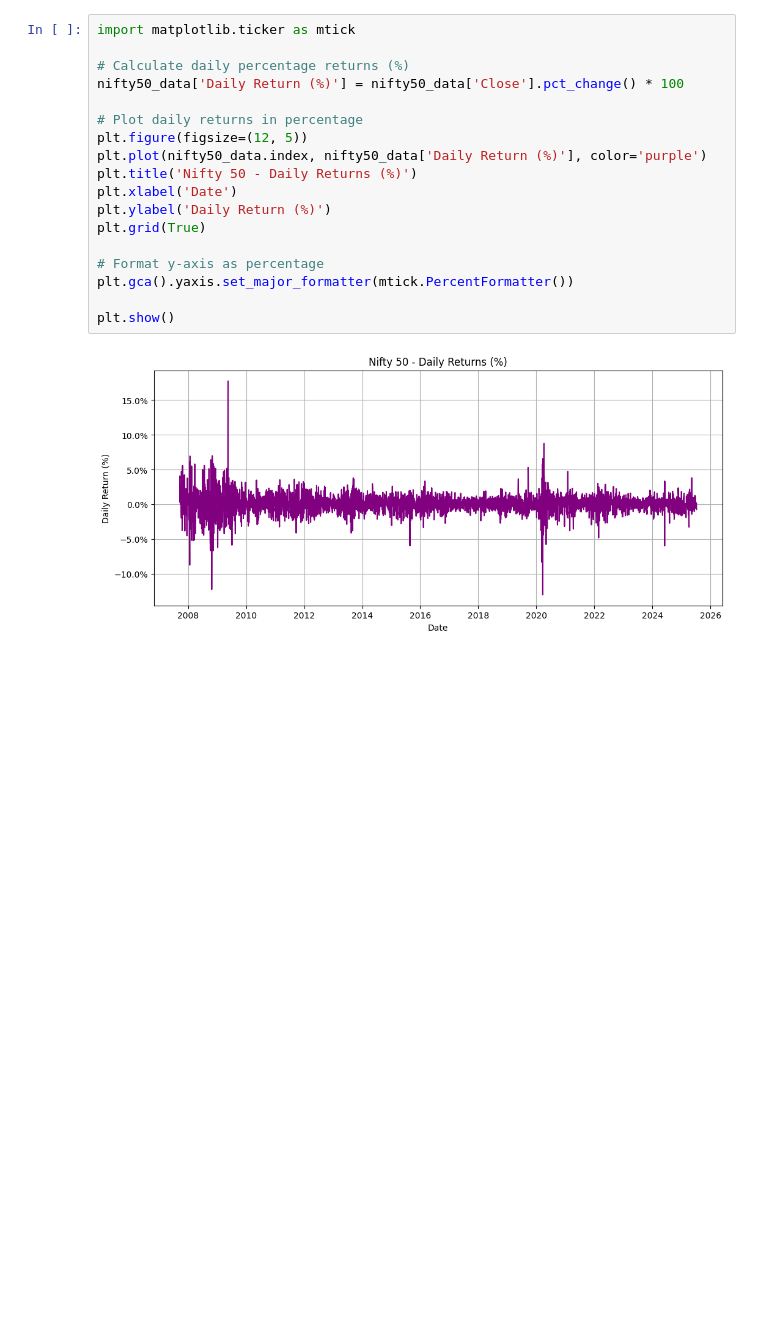
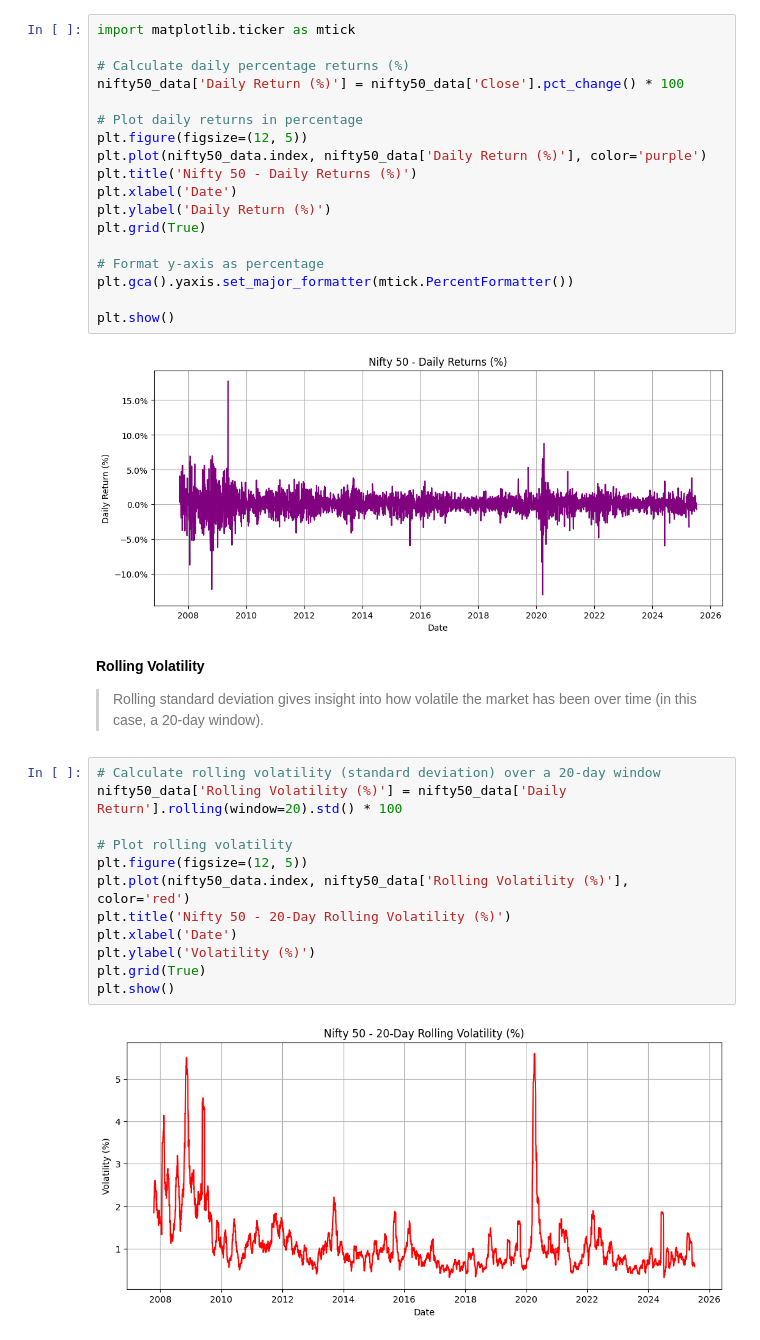
Before and after one commit to prahlad-pallav/Stock_Market_Analysis, a Jupyter notebook: Index_Analysis.ipynb, the cells around one changed output. Drawn from its saved outputs; the diff is of its cells as text; blank space fills up the shorter version.

```diff
--- a/Index_Analysis.ipynb
+++ b/Index_Analysis.ipynb
@@ -220,3 +220,21 @@ plt.gca().yaxis.set_major_formatter(mtick.PercentFormatter())
 plt.show()
 # %% [output]
 [figure]
+# %% [markdown]
+**Rolling Volatility**
+
+> Rolling standard deviation gives insight into how volatile the market has been over time (in this case, a 20-day window).
+# %%
+# Calculate rolling volatility (standard deviation) over a 20-day window
+nifty50_data['Rolling Volatility (%)'] = nifty50_data['Daily Return'].rolling(window=20).std() * 100
+
+# Plot rolling volatility
+plt.figure(figsize=(12, 5))
+plt.plot(nifty50_data.index, nifty50_data['Rolling Volatility (%)'], color='red')
+plt.title('Nifty 50 - 20-Day Rolling Volatility (%)')
+plt.xlabel('Date')
+plt.ylabel('Volatility (%)')
+plt.grid(True)
+plt.show()
+# %% [output]
+[figure, added]
```
